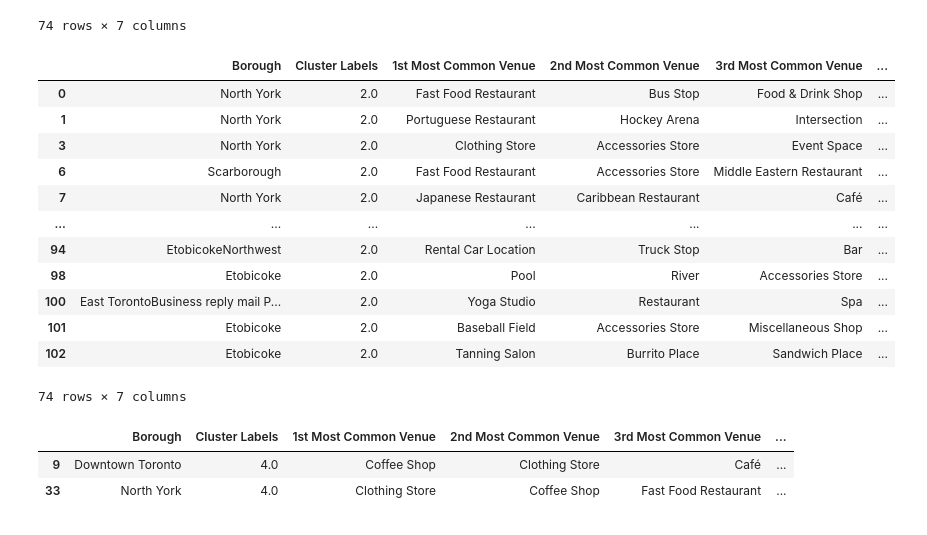
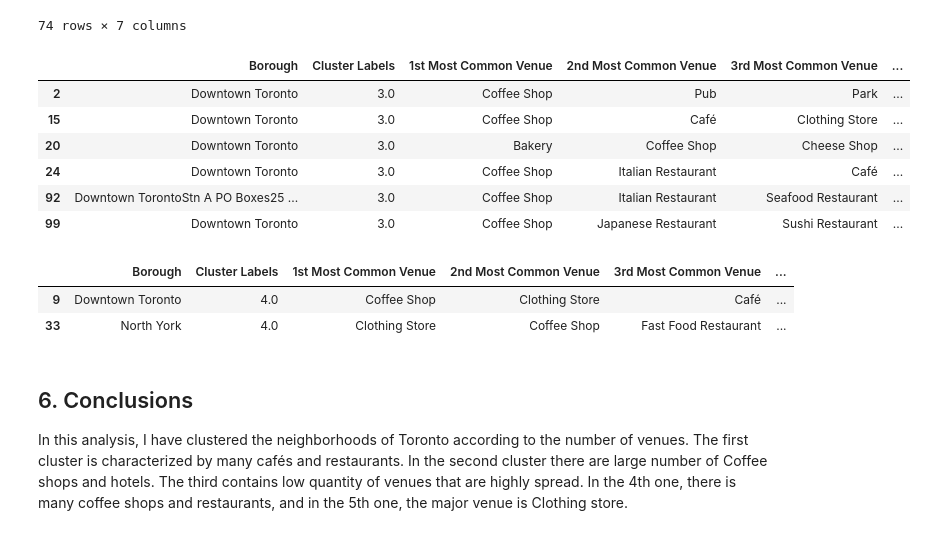
Before and after one commit to cavs1010/Coursera_capstone, a Jupyter notebook: Coursera_capstone.ipynb, the cells around one changed output. Drawn from its saved outputs; the diff is of its cells as text; code cells hidden in the pictures.

```diff
--- a/Coursera_capstone.ipynb
+++ b/Coursera_capstone.ipynb
@@ -370,24 +370,21 @@ toronto_merged.loc[toronto_merged['Cluster Labels'] == 2, toronto_merged.columns
 | 102 | Etobicoke | 2.0 | Tanning Salon | Burrito Place | Sandwich Place | ... |
 74 rows × 7 columns
 # %%
-toronto_merged.loc[toronto_merged['Cluster Labels'] == 2, toronto_merged.columns[[1] + list(range(5, toronto_merged.shape[1]))]]
+toronto_merged.loc[toronto_merged['Cluster Labels'] == 3, toronto_merged.columns[[1] + list(range(5, toronto_merged.shape[1]))]]
 # %% [output]
 |  | Borough | Cluster Labels | 1st Most Common Venue | 2nd Most Common Venue | 3rd Most Common Venue | ... |
-| 0 | North York | 2.0 | Fast Food Restaurant | Bus Stop | Food & Drink Shop | ... |
-| 1 | North York | 2.0 | Portuguese Restaurant | Hockey Arena | Intersection | ... |
-| 3 | North York | 2.0 | Clothing Store | Accessories Store | Event Space | ... |
-| 6 | Scarborough | 2.0 | Fast Food Restaurant | Accessories Store | Middle Eastern Restaurant | ... |
-| 7 | North York | 2.0 | Japanese Restaurant | Caribbean Restaurant | Café | ... |
-| ... | ... | ... | ... | ... | ... | ... |
-| 94 | EtobicokeNorthwest | 2.0 | Rental Car Location | Truck Stop | Bar | ... |
-| 98 | Etobicoke | 2.0 | Pool | River | Accessories Store | ... |
-| 100 | East TorontoBusiness reply mail P... | 2.0 | Yoga Studio | Restaurant | Spa | ... |
-| 101 | Etobicoke | 2.0 | Baseball Field | Accessories Store | Miscellaneous Shop | ... |
-| 102 | Etobicoke | 2.0 | Tanning Salon | Burrito Place | Sandwich Place | ... |
+| 2 | Downtown Toronto | 3.0 | Coffee Shop | Pub | Park | ... |
+| 15 | Downtown Toronto | 3.0 | Coffee Shop | Café | Clothing Store | ... |
+| 20 | Downtown Toronto | 3.0 | Bakery | Coffee Shop | Cheese Shop | ... |
+| 24 | Downtown Toronto | 3.0 | Coffee Shop | Italian Restaurant | Café | ... |
+| 92 | Downtown TorontoStn A PO Boxes25 ... | 3.0 | Coffee Shop | Italian Restaurant | Seafood Restaurant | ... |
+| 99 | Downtown Toronto | 3.0 | Coffee Shop | Japanese Restaurant | Sushi Restaurant | ... |
-74 rows × 7 columns
 # %%
 toronto_merged.loc[toronto_merged['Cluster Labels'] == 4, toronto_merged.columns[[1] + list(range(5, toronto_merged.shape[1]))]]
 # %% [output]
 |  | Borough | Cluster Labels | 1st Most Common Venue | 2nd Most Common Venue | 3rd Most Common Venue | ... |
 | 9 | Downtown Toronto | 4.0 | Coffee Shop | Clothing Store | Café | ... |
 | 33 | North York | 4.0 | Clothing Store | Coffee Shop | Fast Food Restaurant | ... |
+# %% [markdown]
+## 6. Conclusions
+In this analysis, I have clustered the neighborhoods of Toronto according to the number of venues. The first cluster is characterized by many cafés and restaurants. In the second cluster there are large number of Coffee shops and hotels. The third contains low quantity of venues that are highly spread. In the 4th one, there is many coffee shops and restaurants, and in the 5th one, the major venue is Clothing store.
```
